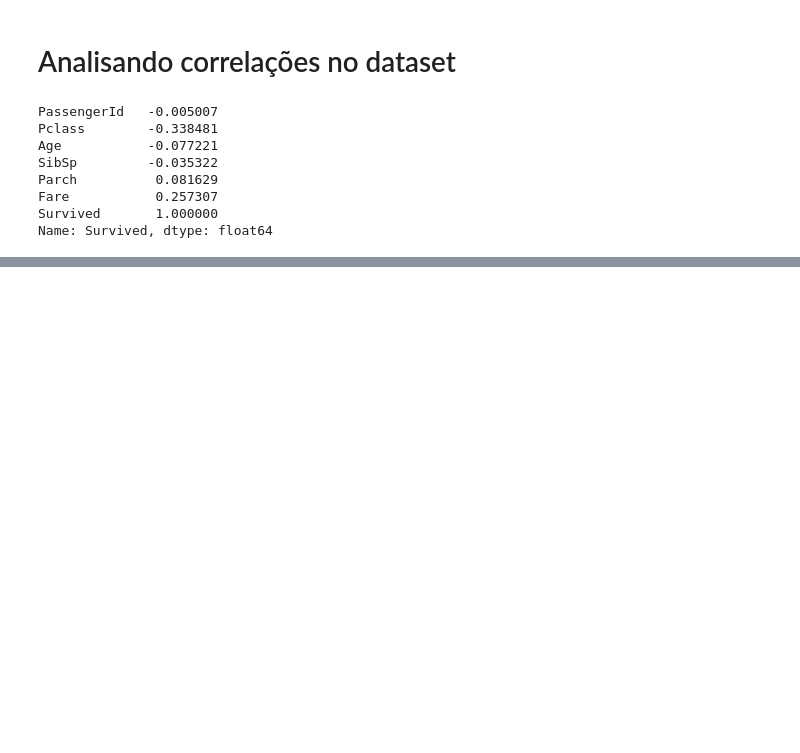
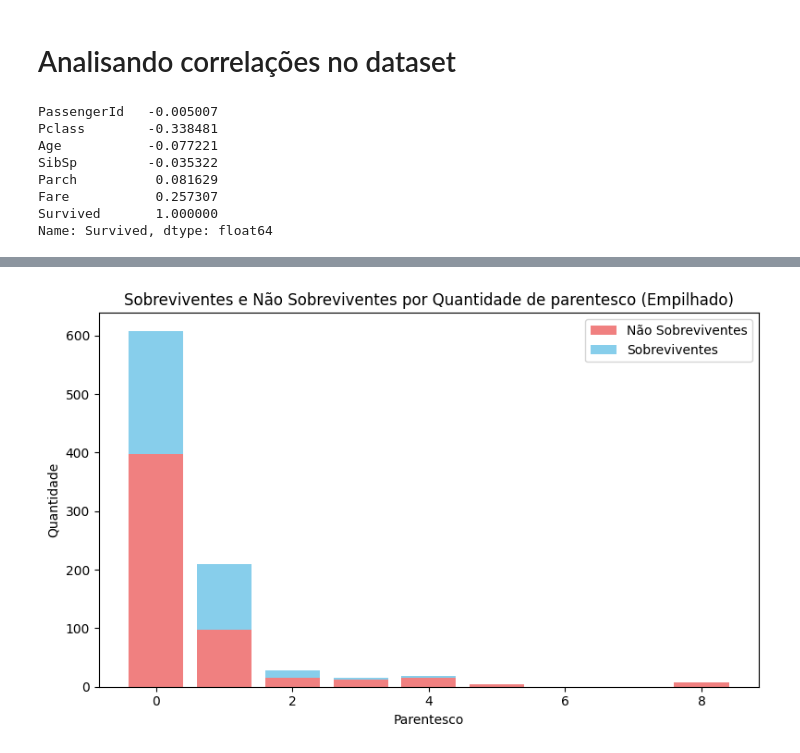
Before and after one commit to Redes-Neurais-2025-1/Titanic_Processig, a Jupyter notebook: Analise Exploratoria.ipynb, the cells around one changed output, grey strips where cells are left out. Cells and saved outputs as stored; diff of their text form; code cells hidden in the pictures; blank space fills up the shorter version.

```diff
--- a/Analise Exploratoria.ipynb
+++ b/Analise Exploratoria.ipynb
@@ -40,0 +158,3 @@ Name: Survived, dtype: float64
+# %%
+contagem_Sibsp = data["SibSp"].value_counts()
+contagem_Sibsp
@@ -40,0 +171,17 @@ Name: Survived, dtype: float64
+# %%
+ordem = contagem_Sibsp.index
+sobreviventes = data.groupby("SibSp")["Survived"].sum().reindex(ordem)
+nao_sobreviventes = contagem_Sibsp - sobreviventes
+
+##Plot
+plt.figure(figsize=(8, 5))
+plt.bar(ordem, nao_sobreviventes, label='Não Sobreviventes', color='lightcoral')
+plt.bar(ordem, sobreviventes, bottom=nao_sobreviventes, label='Sobreviventes', color='skyblue')
+plt.title("Sobreviventes e Não Sobreviventes por Quantidade de parentesco (Empilhado)")
+plt.xlabel("Parentesco")
+plt.ylabel("Quantidade")
+plt.legend()
+plt.tight_layout()
+plt.show()
+# %% [output]
+[figure, added]
```
Also changed, not shown: parts of 40 cells of this notebook.
